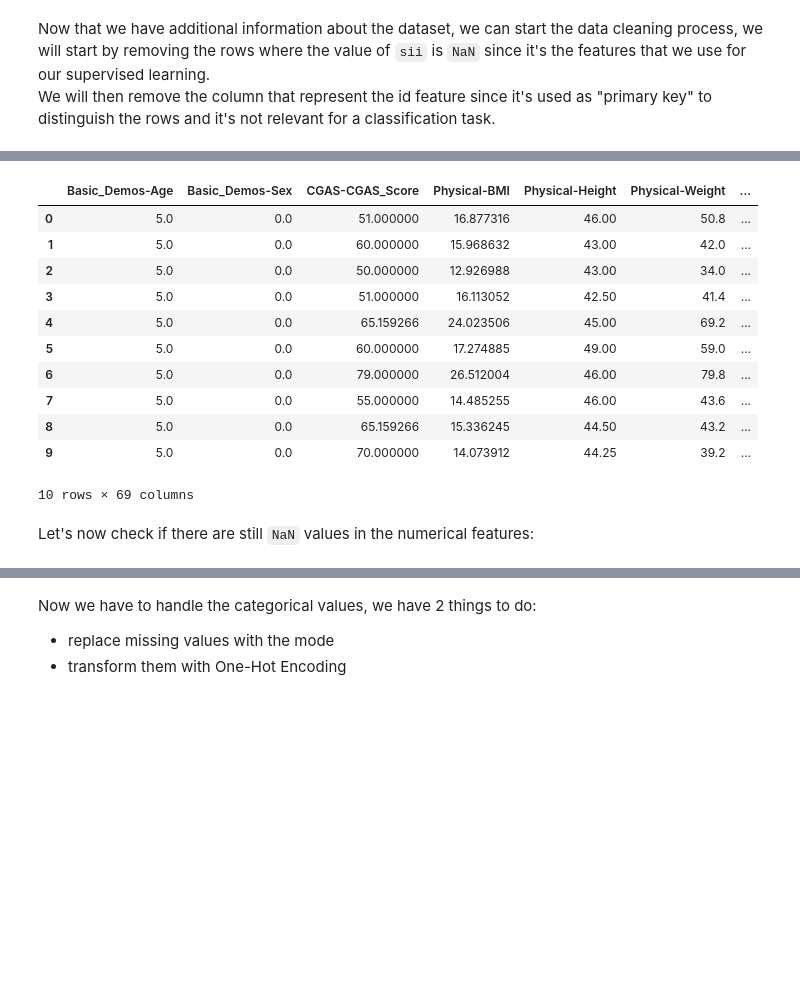
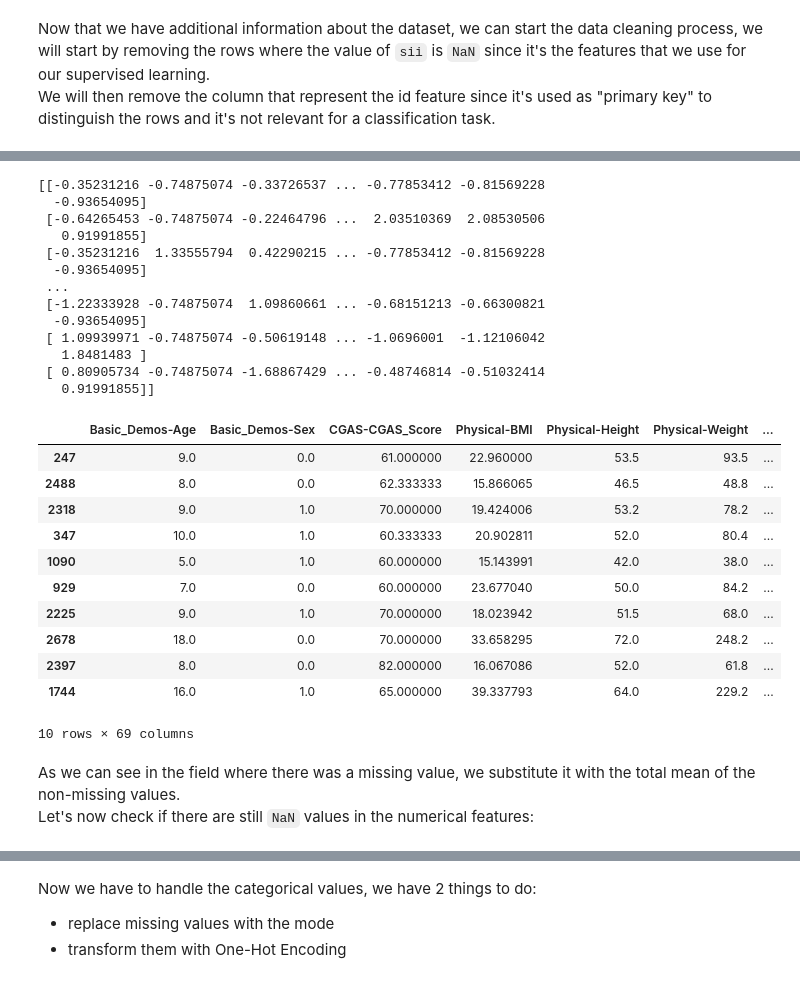
Before and after one commit to Pizz0x/Child-Mind, a Jupyter notebook: data_cleaning.ipynb, the cells around one changed output, grey strips where cells are left out. Drawn from its saved outputs; the diff is of its cells as text; code cells hidden in the pictures; blank space fills up the shorter version.

Commit message:
fixing data cleaning (not finished)

```diff
--- a/data_cleaning.ipynb
+++ b/data_cleaning.ipynb
@@ -148,0 +137,5 @@ so we have to separate this two type of features.
+# %%
+from sklearn.model_selection import train_test_split
+X = df_train.iloc[:, :-1]
+y = df_train.iloc[:, -1]
+X_train, X_test, y_train, y_test = train_test_split(X, y, test_size=0.20, random_state=42)
@@ -149,13 +144,10 @@ so we have to separate this two type of features.
 # %%
-# But first it's better to separate the features of the classification task from the one to be classified (sii)
-X = df_train.iloc[:, :-1]
-y = df_train.iloc[:, -1]
-
 # array of boolean saying if a specific column is numeric or not
 is_numerical = np.array([np.issubdtype(dtype, np.number) for dtype in X.dtypes])
 numerical_idx = np.flatnonzero(is_numerical)
 # takes only the column that are numerical
-new_X = X.iloc[:, numerical_idx]
-new_X.head(10)
+new_X_train = X_train.iloc[:, numerical_idx]
+new_X_test = X_test.iloc[:, numerical_idx]
+new_X_train.head(10)
 # %% [output]
 |  | Basic_Demos-Age | Basic_Demos-Sex | CGAS-CGAS_Score | Physical-BMI | Physical-Height | Physical-Weight | ... |
@@ -176,23 +170,50 @@ To do this I used `SimpleImputer`.
 # %%
-from sklearn.impute import SimpleImputer
+from sklearn.impute import KNNImputer
+from sklearn.preprocessing import StandardScaler
 
-imputer = SimpleImputer(strategy='mean')
-X_array = imputer.fit_transform(new_X)
-new_X = pd.DataFrame(X_array, columns=new_X.columns, index=new_X.index)
-new_X.head(10)
+scaler = StandardScaler()
+imputer = KNNImputer(n_neighbors=3)
+
+# train set
+scaled_train = scaler.fit_transform(new_X_train)
+X_array = imputer.fit_transform(scaled_train)
+X_array = scaler.inverse_transform(X_array)
+new_X_train = pd.DataFrame(X_array, columns=new_X_train.columns, index=new_X_train.index) # convert into a dataframe since X_array is of type ndarray
+
+# test set
+scaled_test = scaler.fit_transform(new_X_test)
+X_array = imputer.fit_transform(scaled_test)
+X_array = scaler.inverse_transform(X_array)
+new_X_test = pd.DataFrame(X_array, columns=new_X_test.columns, index=new_X_test.index)
+
+new_X_train.head(10)
 # %% [output]
+[[-0.35231216 -0.74875074 -0.33726537 ... -0.77853412 -0.81569228
+  -0.93654095]
+ [-0.64265453 -0.74875074 -0.22464796 ...  2.03510369  2.08530506
+   0.91991855]
+ [-0.35231216  1.33555794  0.42290215 ... -0.77853412 -0.81569228
+  -0.93654095]
+ ...
+ [-1.22333928 -0.74875074  1.09860661 ... -0.68151213 -0.66300821
+  -0.93654095]
+ [ 1.09939971 -0.74875074 -0.50619148 ... -1.0696001  -1.12106042
+   1.8481483 ]
+ [ 0.80905734 -0.74875074 -1.68867429 ... -0.48746814 -0.51032414
+   0.91991855]]
 |  | Basic_Demos-Age | Basic_Demos-Sex | CGAS-CGAS_Score | Physical-BMI | Physical-Height | Physical-Weight | ... |
-| 0 | 5.0 | 0.0 | 51.000000 | 16.877316 | 46.00 | 50.8 | ... |
-| 1 | 5.0 | 0.0 | 60.000000 | 15.968632 | 43.00 | 42.0 | ... |
-| 2 | 5.0 | 0.0 | 50.000000 | 12.926988 | 43.00 | 34.0 | ... |
-| 3 | 5.0 | 0.0 | 51.000000 | 16.113052 | 42.50 | 41.4 | ... |
-| 4 | 5.0 | 0.0 | 65.159266 | 24.023506 | 45.00 | 69.2 | ... |
-| 5 | 5.0 | 0.0 | 60.000000 | 17.274885 | 49.00 | 59.0 | ... |
-| 6 | 5.0 | 0.0 | 79.000000 | 26.512004 | 46.00 | 79.8 | ... |
-| 7 | 5.0 | 0.0 | 55.000000 | 14.485255 | 46.00 | 43.6 | ... |
-| 8 | 5.0 | 0.0 | 65.159266 | 15.336245 | 44.50 | 43.2 | ... |
-| 9 | 5.0 | 0.0 | 70.000000 | 14.073912 | 44.25 | 39.2 | ... |
+| 247 | 9.0 | 0.0 | 61.000000 | 22.960000 | 53.5 | 93.5 | ... |
+| 2488 | 8.0 | 0.0 | 62.333333 | 15.866065 | 46.5 | 48.8 | ... |
+| 2318 | 9.0 | 1.0 | 70.000000 | 19.424006 | 53.2 | 78.2 | ... |
+| 347 | 10.0 | 1.0 | 60.333333 | 20.902811 | 52.0 | 80.4 | ... |
+| 1090 | 5.0 | 1.0 | 60.000000 | 15.143991 | 42.0 | 38.0 | ... |
+| 929 | 7.0 | 0.0 | 60.000000 | 23.677040 | 50.0 | 84.2 | ... |
+| 2225 | 9.0 | 1.0 | 70.000000 | 18.023942 | 51.5 | 68.0 | ... |
+| 2678 | 18.0 | 0.0 | 70.000000 | 33.658295 | 72.0 | 248.2 | ... |
+| 2397 | 8.0 | 0.0 | 82.000000 | 16.067086 | 52.0 | 61.8 | ... |
+| 1744 | 16.0 | 1.0 | 65.000000 | 39.337793 | 64.0 | 229.2 | ... |
-10 rows × 69 columns
+10 rows × 69 columns
 # %% [markdown]
+As we can see in the field where there was a missing value, we substitute it with the total mean of the non-missing values. <br>
 Let's now check if there are still `NaN` values in the numerical features:
 # %%
```
Also changed, not shown: parts of 11 cells of this notebook.
